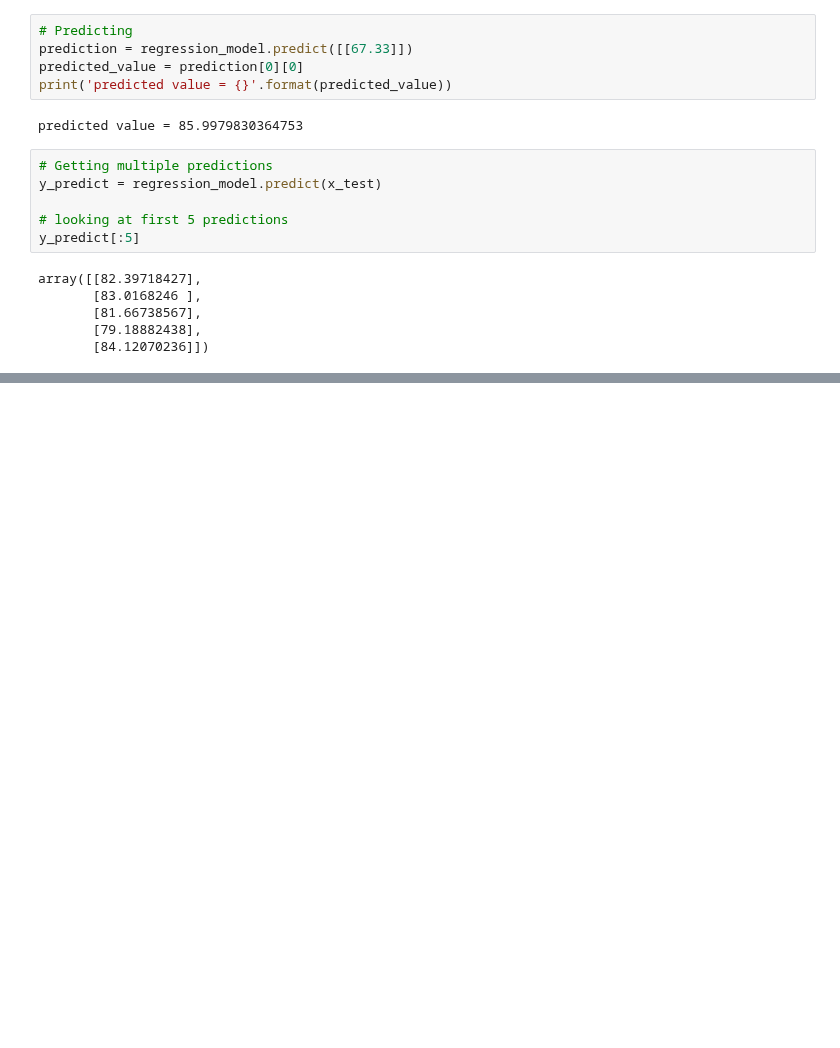
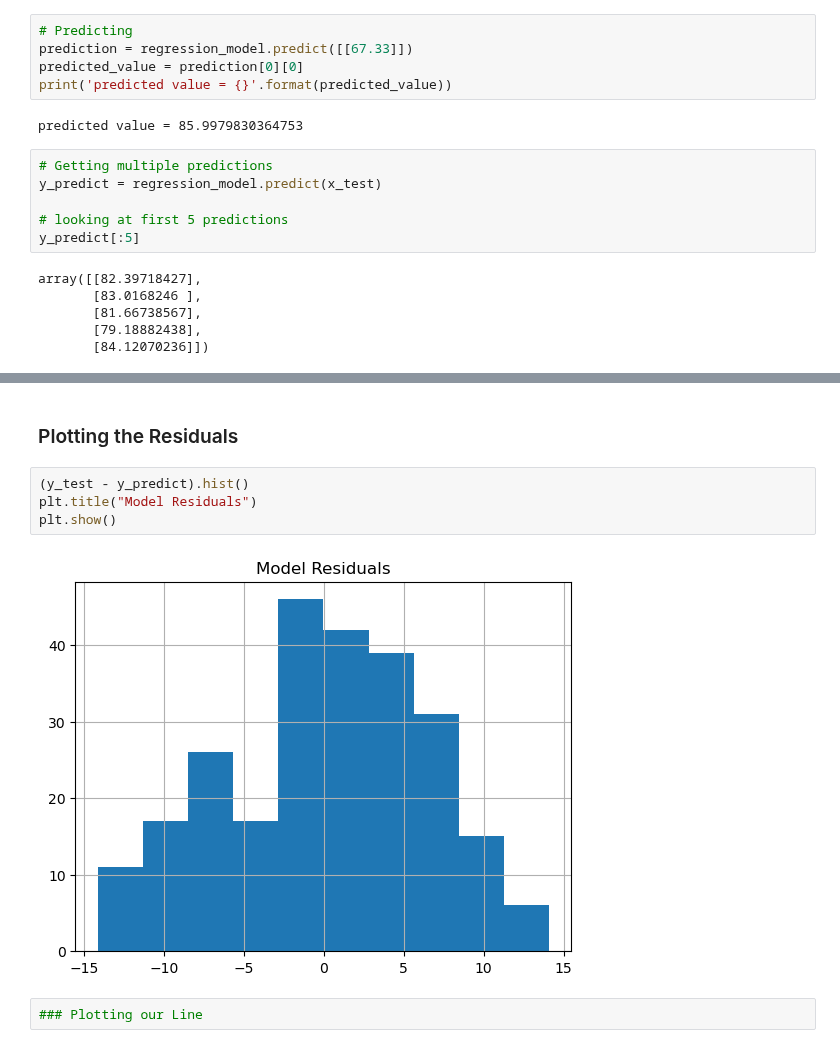
Before and after one commit to ekanshlakhyani/Machine_Learning_Data_Science_Finance, a Jupyter notebook: linear_regression/model.ipynb, the cells around one changed output, grey strips where cells are left out. Drawn from its saved outputs; the diff is of its cells as text; blank space fills up the shorter version.

```diff
--- a/linear_regression/model.ipynb
+++ b/linear_regression/model.ipynb
@@ -196,0 +312,10 @@ est.conf_int()
+# %% [markdown]
+### Plotting the Residuals
+# %%
+(y_test - y_predict).hist()
+plt.title("Model Residuals")
+plt.show()
+# %% [output]
+[figure, added]
+# %%
+### Plotting our Line
```
Also changed, not shown: parts of 25 cells of this notebook, 3 other files.
